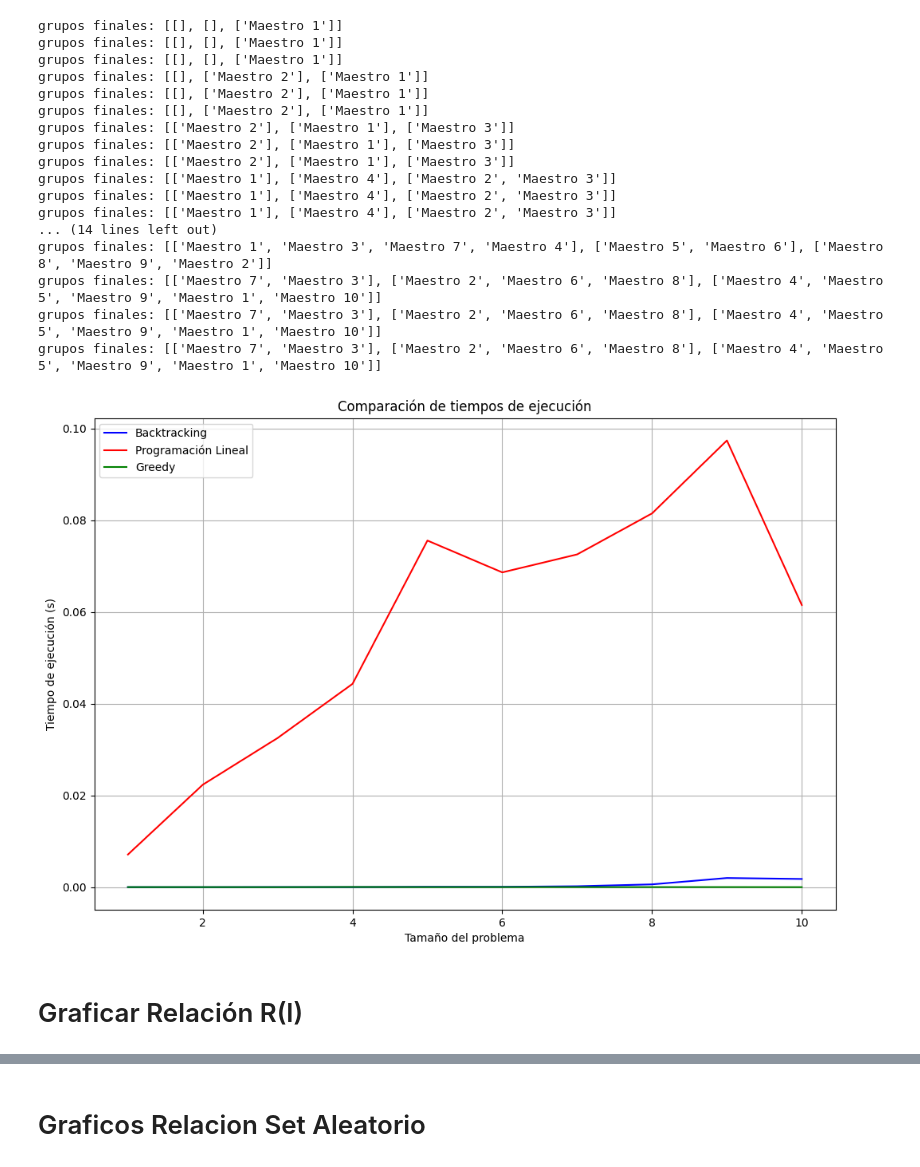
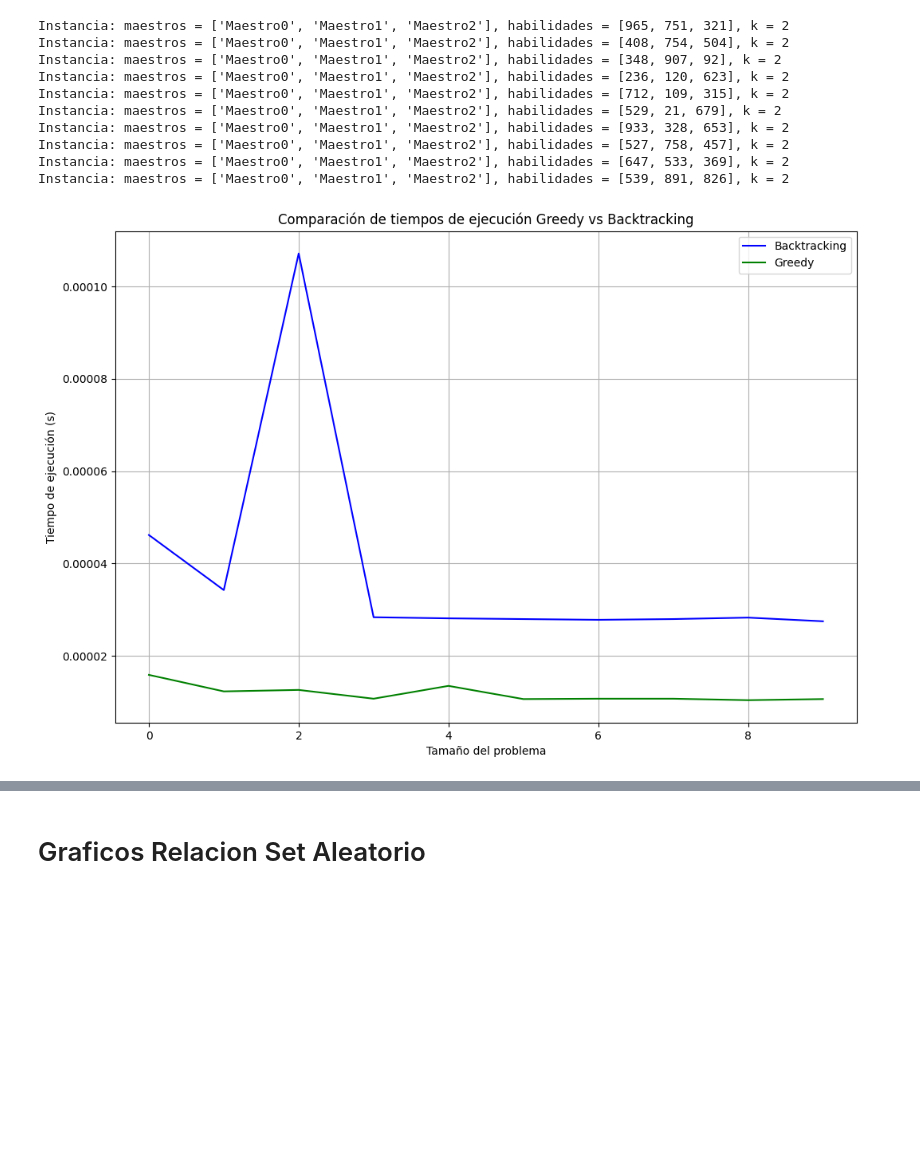
Before and after one commit to V-SANT/TDA_2024_1C, a Jupyter notebook: TP3/mediciones.ipynb, the cells around one changed output, grey strips where cells are left out. Drawn from its saved outputs; the diff is of its cells as text; code cells hidden in the pictures; blank space fills up the shorter version.

```diff
--- a/TP3/mediciones.ipynb
+++ b/TP3/mediciones.ipynb
@@ -41,8 +13,10 @@ def medir_tiempo_ejecucion(metodo, ruta, archivos):
 # %%
-def generar_datos_prueba(n, max_habilidad=1000):
-    maestros = [f"Maestro {i+1}" for i in range(n)]
-    habilidades = [random.randint(1, max_habilidad) for _ in range(n)]
-    return maestros, habilidades
+def generar_instancia_aleatoria(num_maestros, num_habilidades, k, random_k = False):
+    maestros = [f'Maestro{i}' for i in range(num_maestros)]
+    habilidades = [random.randint(1, num_habilidades) for _ in range(num_maestros)]
+    if random_k:
+        k = random.randint(1, num_maestros-1)
+    return maestros, habilidades, k
 # %%
 def medir_tiempo_ejecucion(algoritmo, maestros, habilidades, k, num_repeticiones=3):
     tiempos = []
@@ -83,30 +59,50 @@ def grafico_comparativo_bt_pl_gd(max_maestros, max_grupos):
     plt.legend()
     plt.grid(True)
     plt.show()
-# %%
-# Ejecutar la medición de tiempos con un máximo de 10 maestros y 3 grupos
-grafico_comparativo_bt_pl_gd(10, 3)
-# %% [output]
-grupos finales: [[], [], ['Maestro 1']]
-grupos finales: [[], [], ['Maestro 1']]
-grupos finales: [[], [], ['Maestro 1']]
-grupos finales: [[], ['Maestro 2'], ['Maestro 1']]
-grupos finales: [[], ['Maestro 2'], ['Maestro 1']]
-grupos finales: [[], ['Maestro 2'], ['Maestro 1']]
-grupos finales: [['Maestro 2'], ['Maestro 1'], ['Maestro 3']]
-grupos finales: [['Maestro 2'], ['Maestro 1'], ['Maestro 3']]
-grupos finales: [['Maestro 2'], ['Maestro 1'], ['Maestro 3']]
-grupos finales: [['Maestro 1'], ['Maestro 4'], ['Maestro 2', 'Maestro 3']]
-grupos finales: [['Maestro 1'], ['Maestro 4'], ['Maestro 2', 'Maestro 3']]
-grupos finales: [['Maestro 1'], ['Maestro 4'], ['Maestro 2', 'Maestro 3']]
-... (14 lines left out)
-grupos finales: [['Maestro 1', 'Maestro 3', 'Maestro 7', 'Maestro 4'], ['Maestro 5', 'Maestro 6'], ['Maestro 8', 'Maestro 9', 'Maestro 2']]
-grupos finales: [['Maestro 7', 'Maestro 3'], ['Maestro 2', 'Maestro 6', 'Maestro 8'], ['Maestro 4', 'Maestro 5', 'Maestro 9', 'Maestro 1', 'Maestro 10']]
-grupos finales: [['Maestro 7', 'Maestro 3'], ['Maestro 2', 'Maestro 6', 'Maestro 8'], ['Maestro 4', 'Maestro 5', 'Maestro 9', 'Maestro 1', 'Maestro 10']]
-grupos finales: [['Maestro 7', 'Maestro 3'], ['Maestro 2', 'Maestro 6', 'Maestro 8'], ['Maestro 4', 'Maestro 5', 'Maestro 9', 'Maestro 1', 'Maestro 10']]
-[figure, removed]
-# %% [markdown]
-# Graficar Relación R(I)
+# %%
+def grafico_pl(num_instancias,num_maestros, num_habilidades, k):
+    maestros, habilidades, k = generar_instancia_aleatoria(num_maestros, num_habilidades, k,True)
+
+    tiempos_bt = []
+    tiempos_pl = []  # Placeholder for Programación Lineal tiempos
+    tiempos_gd = []  # Placeholder for Greedy tiempos
+
+    instancias = [i for i in range(0,num_instancias)]
+
+    for _ in range(0, num_instancias):
+        maestros, habilidades, k = generar_instancia_aleatoria(num_maestros, num_habilidades, k)
+
+        tiempo_pl = medir_tiempo_ejecucion(p_opt_tribu_agua_pl, maestros, habilidades, k)
+        tiempos_pl.append(tiempo_pl)
+
+    plt.figure(figsize=(12, 8))
+    plt.plot(instancias, tiempos_pl, label='Programación Lineal',color='red')  # Placeholder
+    plt.xlabel('Tamaño del problema')
+    plt.ylabel('Tiempo de ejecución (s)')
+    plt.title('Comparación de tiempos de ejecución Programación Lineal')
+    plt.legend()
+    plt.grid(True)
+    plt.show()
+# %%
+num_instancias = 10
+num_maestros = 3
+num_habilidades = 1000
+k = 6
+
+grafico_comparativo_bt_gd(num_instancias,num_maestros, num_habilidades, k)
+grafico_pl(num_instancias,num_maestros, num_habilidades, k)
+# %% [output]
+Instancia: maestros = ['Maestro0', 'Maestro1', 'Maestro2'], habilidades = [965, 751, 321], k = 2
+Instancia: maestros = ['Maestro0', 'Maestro1', 'Maestro2'], habilidades = [408, 754, 504], k = 2
+Instancia: maestros = ['Maestro0', 'Maestro1', 'Maestro2'], habilidades = [348, 907, 92], k = 2
+Instancia: maestros = ['Maestro0', 'Maestro1', 'Maestro2'], habilidades = [236, 120, 623], k = 2
+Instancia: maestros = ['Maestro0', 'Maestro1', 'Maestro2'], habilidades = [712, 109, 315], k = 2
+Instancia: maestros = ['Maestro0', 'Maestro1', 'Maestro2'], habilidades = [529, 21, 679], k = 2
+Instancia: maestros = ['Maestro0', 'Maestro1', 'Maestro2'], habilidades = [933, 328, 653], k = 2
+Instancia: maestros = ['Maestro0', 'Maestro1', 'Maestro2'], habilidades = [527, 758, 457], k = 2
+Instancia: maestros = ['Maestro0', 'Maestro1', 'Maestro2'], habilidades = [647, 533, 369], k = 2
+Instancia: maestros = ['Maestro0', 'Maestro1', 'Maestro2'], habilidades = [539, 891, 826], k = 2
+[figure, added]
 # %%
 def generar_datos_aleatorios(n, max_habilidad=100):
     maestros = list(range(n))
```
Also changed, not shown: parts of 8 cells of this notebook, 1 other file.
